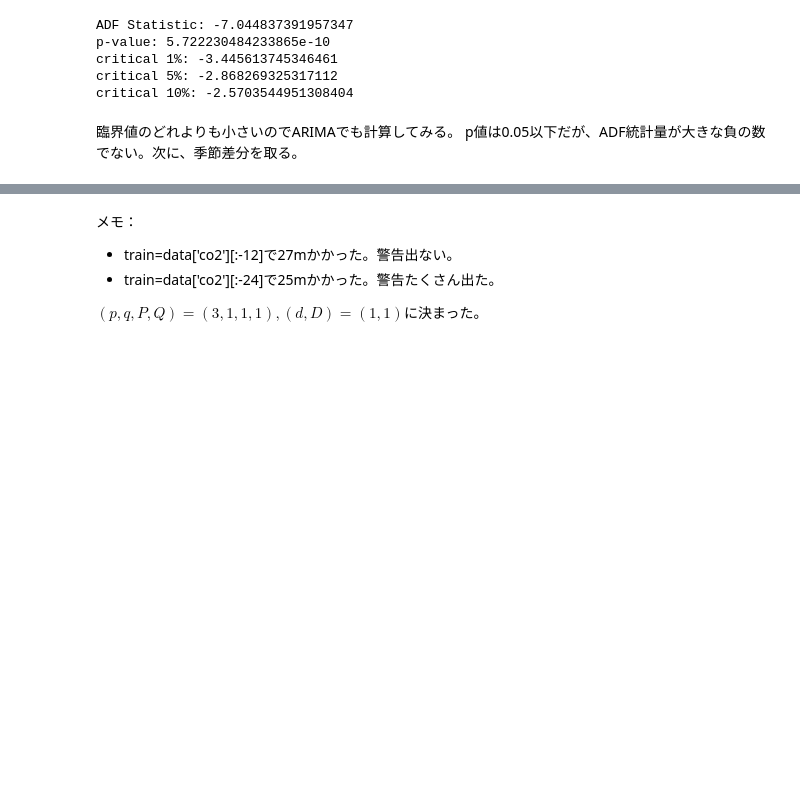
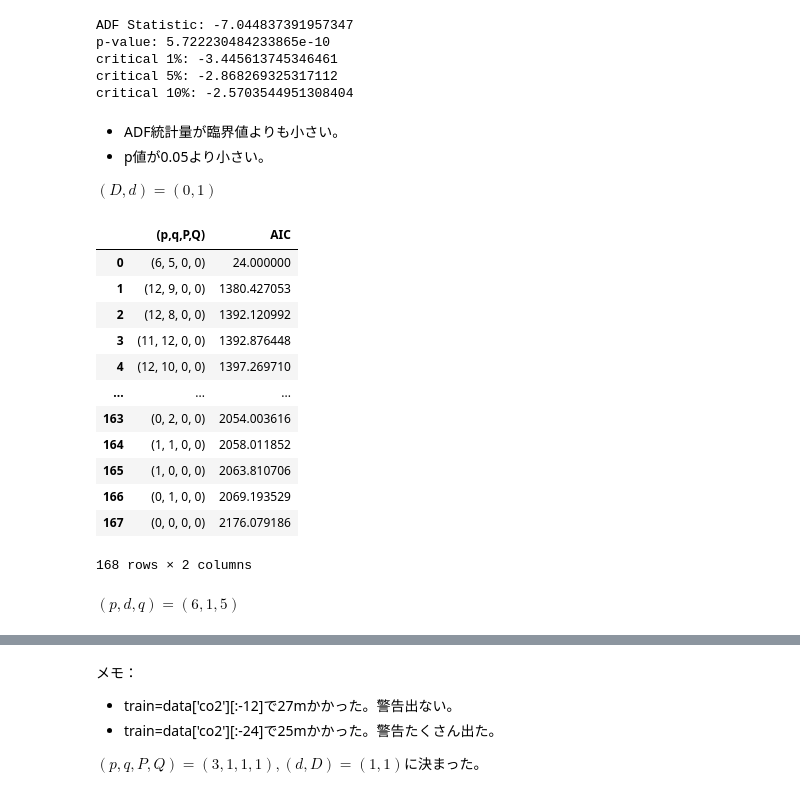
Before and after one commit to cct-blog/cct-seiya-kumada, a Jupyter notebook: sarima/src/main.ipynb, the cells around one changed output, grey strips where cells are left out. Saved outputs shown, nothing was run; the diff lists cells and outputs as text; code cells hidden in the pictures; blank space fills up the shorter version.

```diff
--- a/sarima/src/main.ipynb
+++ b/sarima/src/main.ipynb
@@ -193,6 +193,18 @@ p-value: 5.722230484233865e-10
 critical 1%: -3.445613745346461
 critical 5%: -2.868269325317112
 critical 10%: -2.5703544951308404
-# %% [markdown]
-臨界値のどれよりも小さいのでARIMAでも計算してみる。
-p値は0.05以下だが、ADF統計量が大きな負の数でない。次に、季節差分を取る。
+# %% [markdown]
+- ADF統計量が臨界値よりも小さい。
+- p値が0.05より小さい。
+
+$(D,d)=(0,1)$
+# %%
+from itertools import product
+ps = range(0, 13, 1)
+qs = range(0, 13, 1)
+Ps =[0]
+Qs =[0]
+d = 1
+D = 0
+s = 12
+Arima_order_list = list(product(ps, qs, Ps, Qs))
@@ -198,0 +239,21 @@ p値は0.05以下だが、ADF統計量が大きな負の数でない。次に、
+# %%
+OFFSET = 24
+train = data['co2'][:-OFFSET]
+ARIMA_result_df = optimize_SARIMA(train, Arima_order_list, d, D, s)
+ARIMA_result_df
+# %% [output]
+|  | (p,q,P,Q) | AIC |
+| 0 | (6, 5, 0, 0) | 24.000000 |
+| 1 | (12, 9, 0, 0) | 1380.427053 |
+| 2 | (12, 8, 0, 0) | 1392.120992 |
+| 3 | (11, 12, 0, 0) | 1392.876448 |
+| 4 | (12, 10, 0, 0) | 1397.269710 |
+| ... | ... | ... |
+| 163 | (0, 2, 0, 0) | 2054.003616 |
+| 164 | (1, 1, 0, 0) | 2058.011852 |
+| 165 | (1, 0, 0, 0) | 2063.810706 |
+| 166 | (0, 1, 0, 0) | 2069.193529 |
+| 167 | (0, 0, 0, 0) | 2176.079186 |
+168 rows × 2 columns
+# %% [markdown]
+$(p,d,q)=(6,1,5)$
```
Also changed, not shown: parts of 20 cells of this notebook.
